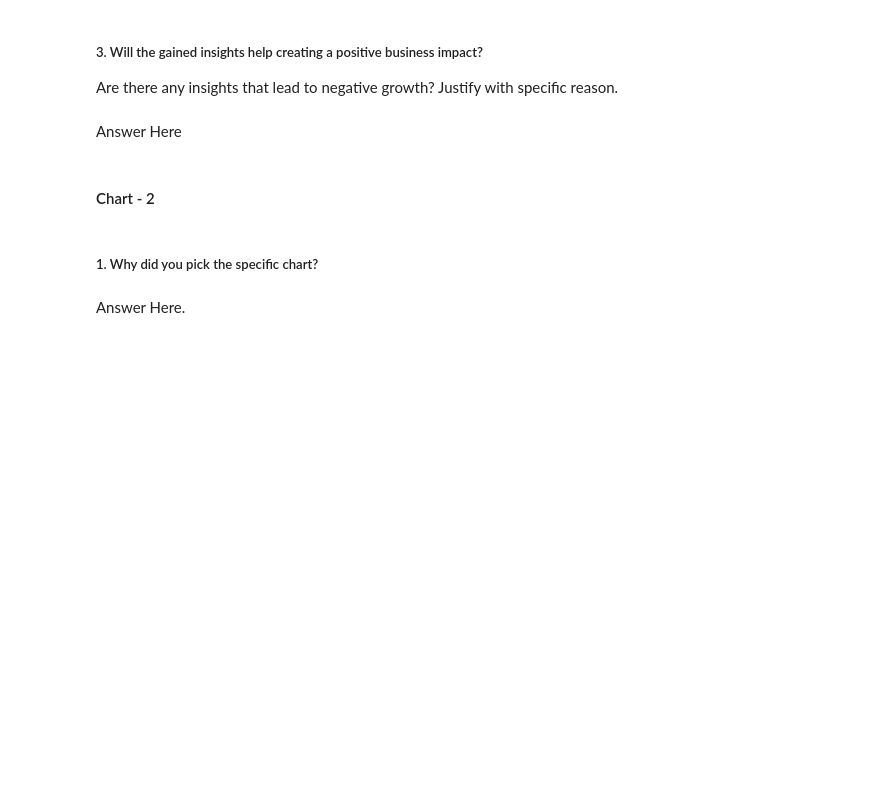
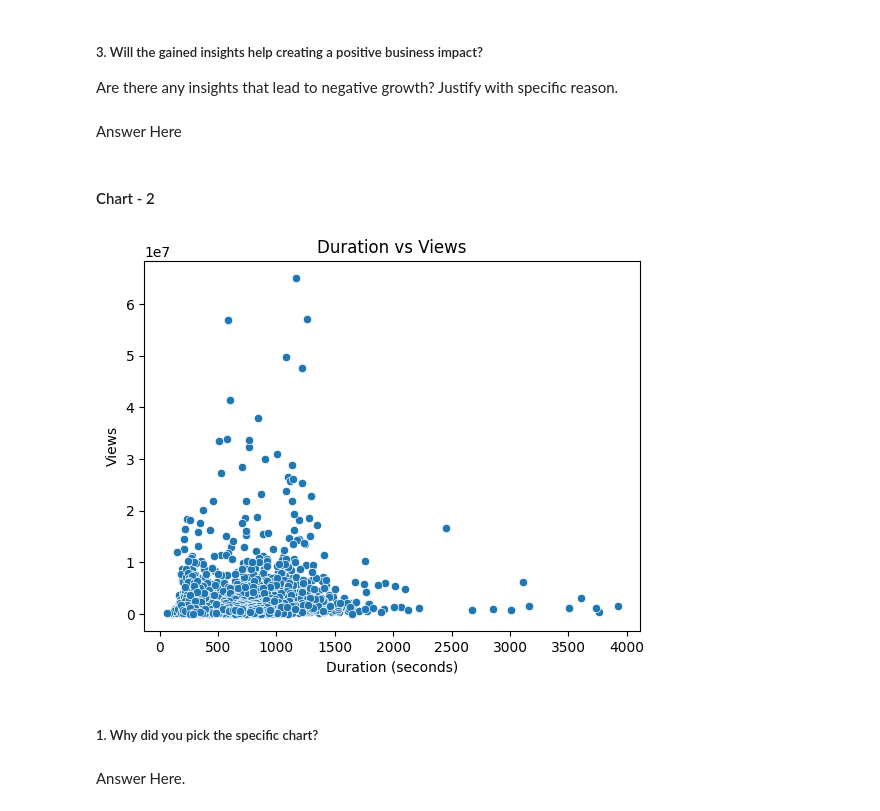
Before and after one commit to drishtigoel083/TedTalksPredictionModel, a Jupyter notebook: Ted_Talk_Views_Prediction.ipynb, the cells around one changed output. Saved outputs shown, nothing was run; the diff lists cells and outputs as text; code cells hidden in the pictures; blank space fills up the shorter version.

```diff
--- a/Ted_Talk_Views_Prediction.ipynb
+++ b/Ted_Talk_Views_Prediction.ipynb
@@ -158,3 +452,12 @@ Answer Here
+# %%
+# duration vs views
+sns.scatterplot(x='duration', y='views', data=df)
+plt.title("Duration vs Views")
+plt.xlabel("Duration (seconds)")
+plt.ylabel("Views")
+plt.show()
+# %% [output]
+[figure, added]
 # %% [markdown]
 ##### 1. Why did you pick the specific chart?
 # %% [markdown]
```
Also changed, not shown: parts of 128 cells of this notebook.
